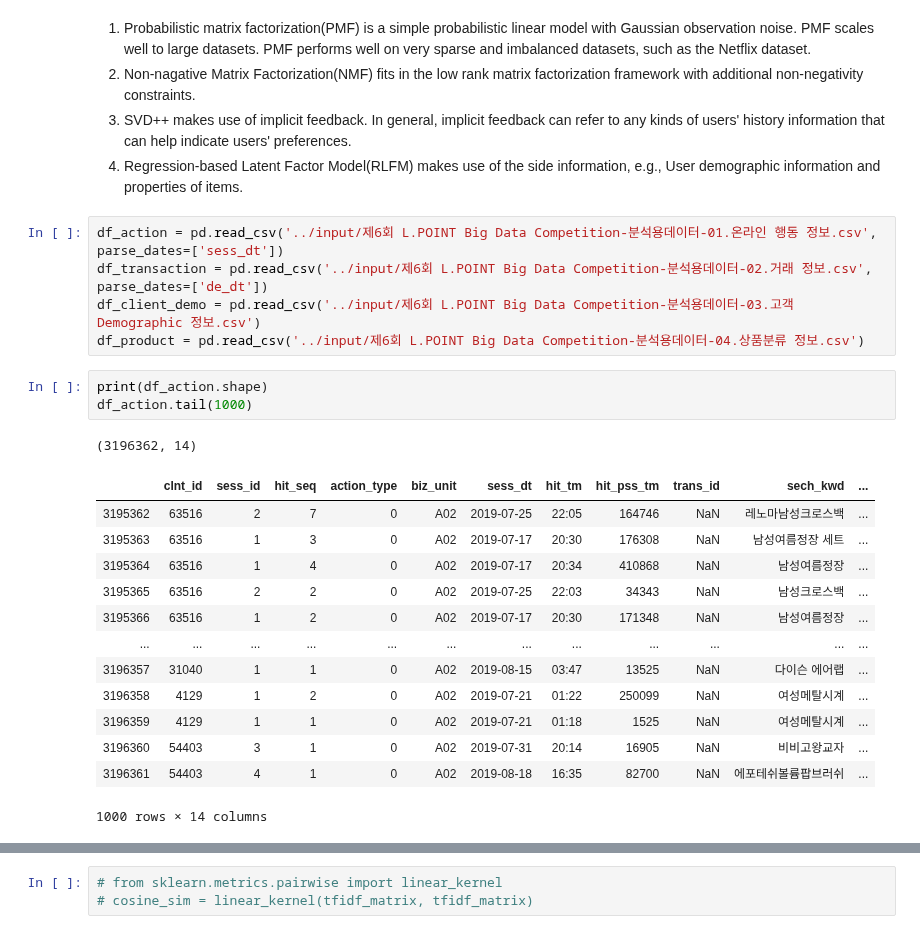
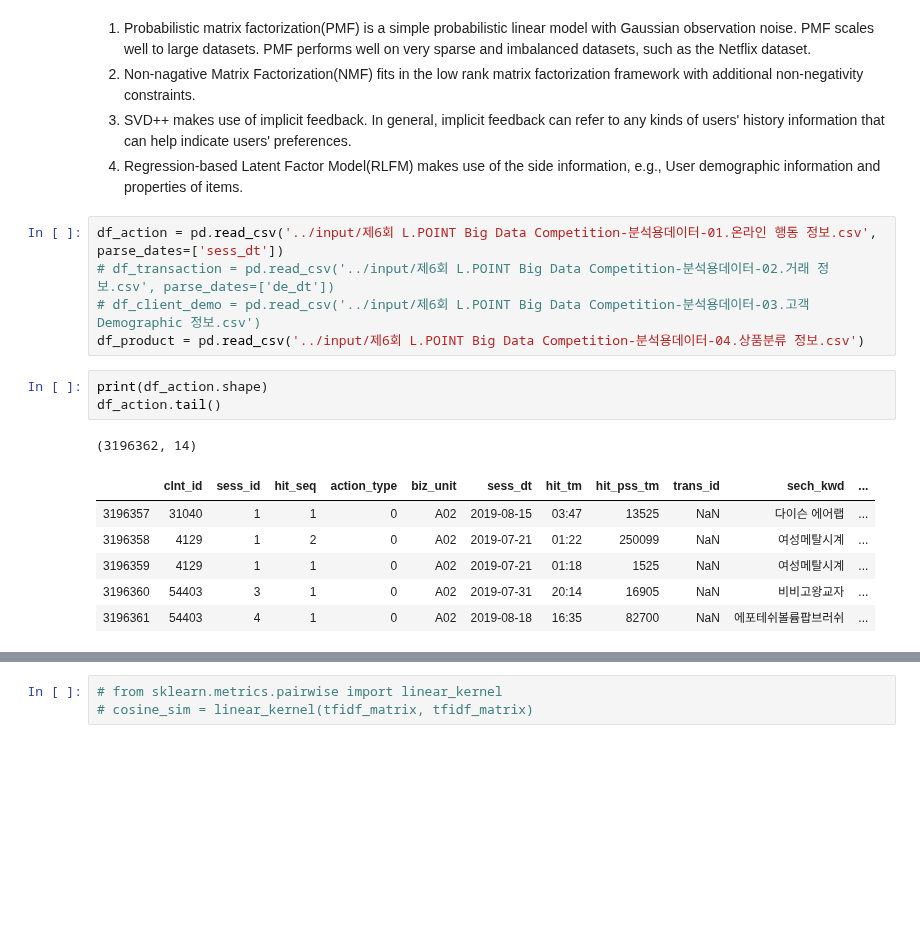
Before and after one commit to hojisu/recommendation-project, a Jupyter notebook: Implicit-Feedback-Rec-System-Hybrid Rec.ipynb, the cells around one changed output, grey strips where cells are left out. Cells and saved outputs as stored; diff of their text form; blank space fills up the shorter version.

```diff
--- a/Implicit-Feedback-Rec-System-Hybrid Rec.ipynb
+++ b/Implicit-Feedback-Rec-System-Hybrid Rec.ipynb
@@ -40,26 +40,19 @@ image
 4. Regression-based Latent Factor Model(RLFM) makes use of the side information, e.g., User demographic information and properties of items.
 # %%
 df_action = pd.read_csv('../input/제6회 L.POINT Big Data Competition-분석용데이터-01.온라인 행동 정보.csv', parse_dates=['sess_dt'])
-df_transaction = pd.read_csv('../input/제6회 L.POINT Big Data Competition-분석용데이터-02.거래 정보.csv', parse_dates=['de_dt'])
-df_client_demo = pd.read_csv('../input/제6회 L.POINT Big Data Competition-분석용데이터-03.고객 Demographic 정보.csv')
+# df_transaction = pd.read_csv('../input/제6회 L.POINT Big Data Competition-분석용데이터-02.거래 정보.csv', parse_dates=['de_dt'])
+# df_client_demo = pd.read_csv('../input/제6회 L.POINT Big Data Competition-분석용데이터-03.고객 Demographic 정보.csv')
 df_product = pd.read_csv('../input/제6회 L.POINT Big Data Competition-분석용데이터-04.상품분류 정보.csv')
 # %%
 print(df_action.shape)
-df_action.tail(1000)
+df_action.tail()
 # %% [output]
 (3196362, 14)
 |  | clnt_id | sess_id | hit_seq | action_type | biz_unit | sess_dt | hit_tm | hit_pss_tm | trans_id | sech_kwd | ... |
-| 3195362 | 63516 | 2 | 7 | 0 | A02 | 2019-07-25 | 22:05 | 164746 | NaN | 레노마남성크로스백 | ... |
-| 3195363 | 63516 | 1 | 3 | 0 | A02 | 2019-07-17 | 20:30 | 176308 | NaN | 남성여름정장 세트 | ... |
-| 3195364 | 63516 | 1 | 4 | 0 | A02 | 2019-07-17 | 20:34 | 410868 | NaN | 남성여름정장 | ... |
-| 3195365 | 63516 | 2 | 2 | 0 | A02 | 2019-07-25 | 22:03 | 34343 | NaN | 남성크로스백 | ... |
-| 3195366 | 63516 | 1 | 2 | 0 | A02 | 2019-07-17 | 20:30 | 171348 | NaN | 남성여름정장 | ... |
-| ... | ... | ... | ... | ... | ... | ... | ... | ... | ... | ... | ... |
 | 3196357 | 31040 | 1 | 1 | 0 | A02 | 2019-08-15 | 03:47 | 13525 | NaN | 다이슨 에어랩 | ... |
 | 3196358 | 4129 | 1 | 2 | 0 | A02 | 2019-07-21 | 01:22 | 250099 | NaN | 여성메탈시계 | ... |
 | 3196359 | 4129 | 1 | 1 | 0 | A02 | 2019-07-21 | 01:18 | 1525 | NaN | 여성메탈시계 | ... |
 | 3196360 | 54403 | 3 | 1 | 0 | A02 | 2019-07-31 | 20:14 | 16905 | NaN | 비비고왕교자 | ... |
 | 3196361 | 54403 | 4 | 1 | 0 | A02 | 2019-08-18 | 16:35 | 82700 | NaN | 에포테쉬볼륨팝브러쉬 | ... |
-1000 rows × 14 columns
 # %%
 # sech_kwd NaN은 drop
```
Also changed, not shown: parts of 32 cells of this notebook.
